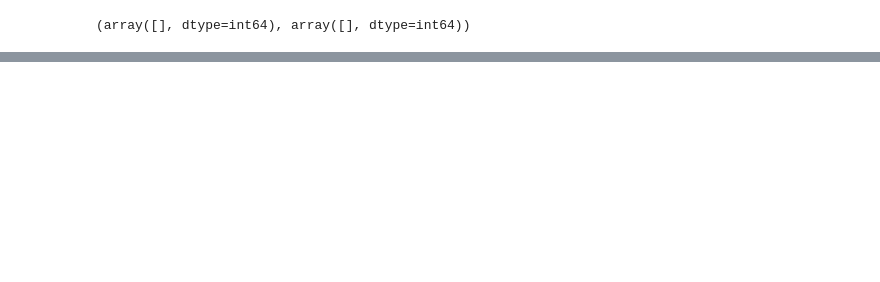
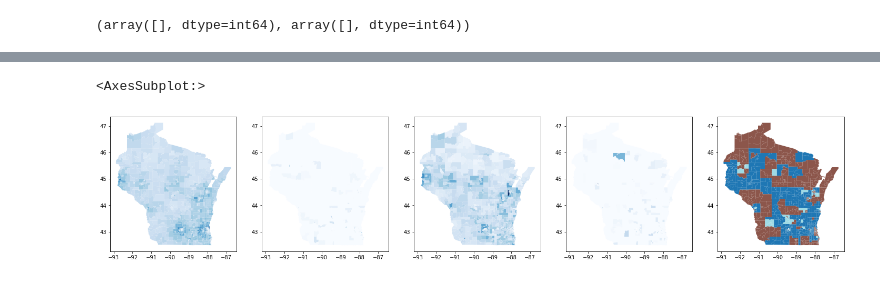
Before and after one commit to ychen884/STICC-GCC, a Jupyter notebook: STICC-part/Test_STICC-Filtered.ipynb, the cells around one changed output, grey strips where cells are left out. Drawn from its saved outputs; the diff is of its cells as text; code cells hidden in the pictures; blank space fills up the shorter version.

```diff
--- a/STICC-part/Test_STICC-Filtered.ipynb
+++ b/STICC-part/Test_STICC-Filtered.ipynb
@@ -207,0 +286,10 @@ n_pt_2
+# %%
+fig, ax = plt.subplots(1, 5, figsize=(25, 5))
+geo.plot(column="household_",cmap="Blues",figsize=(10,10), ax=ax[0])
+geo.plot(column="Kindergart",cmap="Blues",figsize=(10,10), ax=ax[1])
+geo.plot(column="male",cmap="Blues",figsize=(10,10), ax=ax[2])
+geo.plot(column="hawaiian",cmap="Blues",figsize=(10,10), ax=ax[3])
+simple.plot(column="cluster_membership",cmap="tab20", ax=ax[4])
+# %% [output]
+<AxesSubplot:>
+[figure, added]
```
Also changed, not shown: parts of 18 cells of this notebook.
